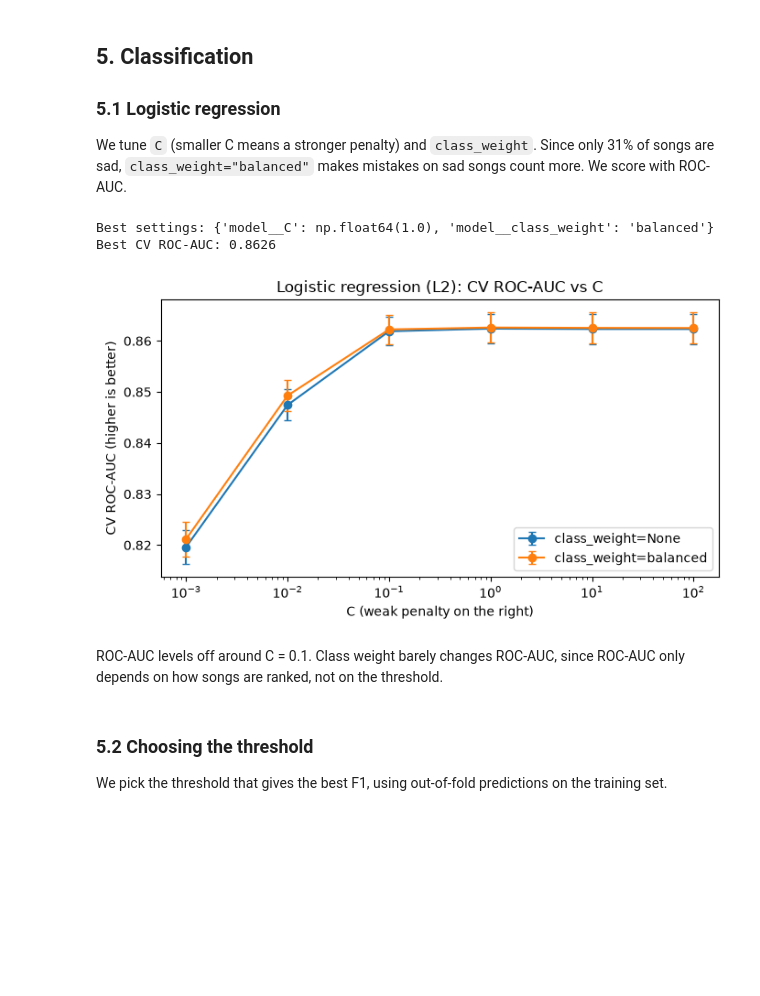
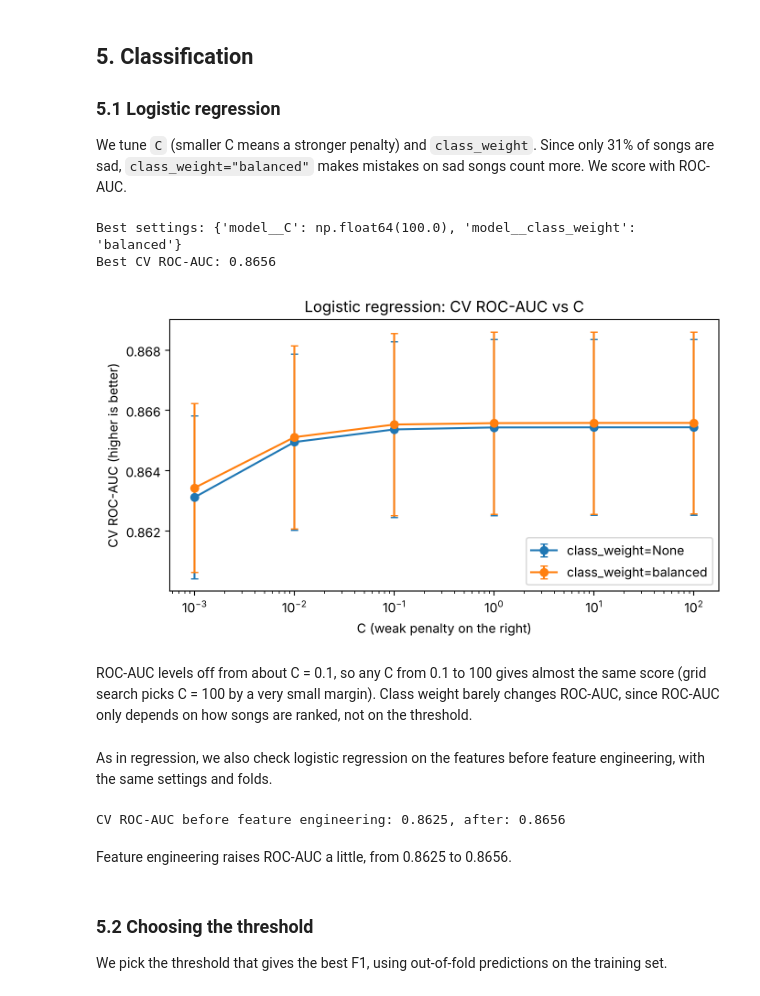
Before and after one commit to zhongda-Eddy/sadness-of-a-song, a Jupyter notebook: linear_models.ipynb, the cells around one changed output. Saved outputs shown, nothing was run; the diff lists cells and outputs as text; code cells hidden in the pictures; blank space fills up the shorter version.

```diff
--- a/linear_models.ipynb
+++ b/linear_models.ipynb
@@ -86,0 +59,27 @@ Categorical: ['track_genre', 'key', 'time_signature']
+# %%
+GENRE_COLS = [c for c in X.columns if c.startswith("genre_")]
+KEY_COLS = [c for c in X.columns if c.startswith("key_")]
+AUDIO_COLS = [c for c in X.columns if c not in GENRE_COLS]   # everything except genre
+BASE_COLS = ["danceability", "energy", "loudness", "speechiness", "acousticness",
+             "instrumentalness", "log_liveness", "tempo", "log_duration"]
+ENGINEERED_TERMS = ["energy_sq", "acousticness_sq", "energy_x_acousticness"]
+SMALL_COLS = [c for c in AUDIO_COLS if c not in KEY_COLS]     # the 17 non-one-hot features
+print(f"{len(GENRE_COLS)} genre columns, {len(KEY_COLS)} key columns, {len(SMALL_COLS)} other features")
+
+def make_pipe(model, cols=None, poly=False):
+    """Scale the chosen columns (all by default), optionally add degree-2 terms for the base audio features."""
+    cols = cols or list(X.columns)
+    if poly:
+        rest = [c for c in cols if c not in BASE_COLS + ENGINEERED_TERMS]
+        pre = ColumnTransformer([
+            ("poly", Pipeline([("scale", StandardScaler()),
+                               ("poly", PolynomialFeatures(2, include_bias=False))]), BASE_COLS),
+            ("rest", StandardScaler(), rest),
+        ])
+    else:
+        pre = ColumnTransformer([("scale", StandardScaler(), cols)])
+    return Pipeline([("pre", pre), ("model", model)])
+
+# The same folds are used for every model, so the scores are comparable.
+kf = KFold(n_splits=5, shuffle=True, random_state=RANDOM_STATE)
+skf = StratifiedKFold(n_splits=5, shuffle=True, random_state=RANDOM_STATE)   # keeps 31% sad in every fold
@@ -149,14 +171,12 @@ Adding genre raises R² from about 0.38 to 0.51, so we keep genre in all the mod
 
 Ridge and lasso add a penalty on large coefficients, controlled by `alpha`. Lasso can also set coefficients to 0. We tune `alpha` with grid search.
 # %%
-ridge = Pipeline([("pre", make_preprocessor(NUM_COLS, CAT_COLS)), ("model", Ridge())])
-ridge_grid = GridSearchCV(ridge, {"model__alpha": np.logspace(-3, 4, 15)},
+ridge_grid = GridSearchCV(make_pipe(Ridge()), {"model__alpha": np.logspace(-3, 4, 15)},
                           cv=kf, scoring="neg_root_mean_squared_error", n_jobs=-1)
 ridge_grid.fit(X, y)
 print("Best ridge alpha:", ridge_grid.best_params_["model__alpha"])
 
-lasso = Pipeline([("pre", make_preprocessor(NUM_COLS, CAT_COLS)), ("model", Lasso(max_iter=10000))])
-lasso_grid = GridSearchCV(lasso, {"model__alpha": np.logspace(-6, -1, 11)},
+lasso_grid = GridSearchCV(make_pipe(Lasso(max_iter=10000)), {"model__alpha": np.logspace(-6, -1, 11)},
                           cv=kf, scoring="neg_root_mean_squared_error", n_jobs=-1)
 lasso_grid.fit(X, y)
 print("Best lasso alpha:", lasso_grid.best_params_["model__alpha"])
@@ -198,10 +218,9 @@ To let the model fit curves and interactions, we add squared and pairwise produc
 # %%
-ridge_poly = Pipeline([("pre", make_preprocessor(NUM_COLS, CAT_COLS, poly_degree=2)), ("model", Ridge())])
-ridge_poly_grid = GridSearchCV(ridge_poly, {"model__alpha": np.logspace(-2, 4, 13)},
+ridge_poly_grid = GridSearchCV(make_pipe(Ridge(), poly=True), {"model__alpha": np.logspace(-2, 4, 13)},
                                cv=kf, scoring="neg_root_mean_squared_error", n_jobs=-1)
 ridge_poly_grid.fit(X, y)
 print("Best alpha:", ridge_poly_grid.best_params_["model__alpha"])
 
-eval_regressor("Ridge + degree-2 polynomial (tuned)", ridge_poly_grid.best_estimator_, X,
+eval_regressor("Ridge + degree-2 polynomial (tuned)", ridge_poly_grid.best_estimator_,
                notes=f"alpha={ridge_poly_grid.best_params_['model__alpha']:.3g}");
 # %% [output]
@@ -274,8 +302,7 @@ pd.DataFrame(reg_results).round(4)
 
 We tune `C` (smaller C means a stronger penalty) and `class_weight`. Since only 31% of songs are sad, `class_weight="balanced"` makes mistakes on sad songs count more. We score with ROC-AUC.
 # %%
-logreg = Pipeline([("pre", make_preprocessor(NUM_COLS, CAT_COLS)), ("model", LogisticRegression(max_iter=3000))])
-logreg_grid = GridSearchCV(logreg,
+logreg_grid = GridSearchCV(make_pipe(LogisticRegression(max_iter=3000)),
                            {"model__C": np.logspace(-3, 2, 6),
                             "model__class_weight": [None, "balanced"]},
                            cv=skf, scoring="roc_auc", n_jobs=-1)
@@ -283,26 +310,40 @@ logreg_grid.fit(X, y_sad)
 print("Best settings:", logreg_grid.best_params_)
 print(f"Best CV ROC-AUC: {logreg_grid.best_score_:.4f}")
 # %% [output]
-Best settings: {'model__C': np.float64(1.0), 'model__class_weight': 'balanced'}
-Best CV ROC-AUC: 0.8626
+Best settings: {'model__C': np.float64(100.0), 'model__class_weight': 'balanced'}
+Best CV ROC-AUC: 0.8656
 # %%
 cv = pd.DataFrame(logreg_grid.cv_results_)
 cv["class_weight"] = cv["param_model__class_weight"].map(lambda v: "balanced" if v == "balanced" else "None")
 fig, ax = plt.subplots(figsize=(7, 4))
 for cw, g in cv.groupby("class_weight"):
     ax.errorbar(g["param_model__C"].astype(float), g["mean_test_score"], yerr=g["std_test_score"],
                 marker="o", capsize=3, label=f"class_weight={cw}")
 ax.set_xscale("log")
 ax.set_xlabel("C (weak penalty on the right)")
 ax.set_ylabel("CV ROC-AUC (higher is better)")
-ax.set_title("Logistic regression (L2): CV ROC-AUC vs C")
+ax.set_title("Logistic regression: CV ROC-AUC vs C")
 ax.legend()
 plt.tight_layout()
 plt.show()
 # %% [output]
-[figure, old version]
+[figure, new version]
 # %% [markdown]
-ROC-AUC levels off around C = 0.1. Class weight barely changes ROC-AUC, since ROC-AUC only depends on how songs are ranked, not on the threshold.
+ROC-AUC levels off from about C = 0.1, so any C from 0.1 to 100 gives almost the same score (grid search picks C = 100 by a very small margin). Class weight barely changes ROC-AUC, since ROC-AUC only depends on how songs are ranked, not on the threshold.
+# %% [markdown]
+As in regression, we also check logistic regression on the features before feature engineering, with the same settings and folds.
+# %%
+logreg_raw = Pipeline([("pre", ColumnTransformer([("num", StandardScaler(), RAW_NUM),
+                                                  ("cat", OneHotEncoder(handle_unknown="ignore"),
+                                                   ["track_genre", "key", "time_signature"])])),
+                       ("model", LogisticRegression(max_iter=3000, C=logreg_grid.best_params_["model__C"],
+                                                    class_weight=logreg_grid.best_params_["model__class_weight"]))])
+raw_auc = cross_validate(logreg_raw, X_raw, y_sad, cv=skf, scoring="roc_auc", n_jobs=-1)["test_score"].mean()
+print(f"CV ROC-AUC before feature engineering: {raw_auc:.4f}, after: {logreg_grid.best_score_:.4f}")
+# %% [output]
+CV ROC-AUC before feature engineering: 0.8625, after: 0.8656
+# %% [markdown]
+Feature engineering raises ROC-AUC a little, from 0.8625 to 0.8656.
 # %% [markdown]
 ### 5.2 Choosing the threshold
 
```
Also changed, not shown: parts of 57 cells of this notebook, 2 other files.
